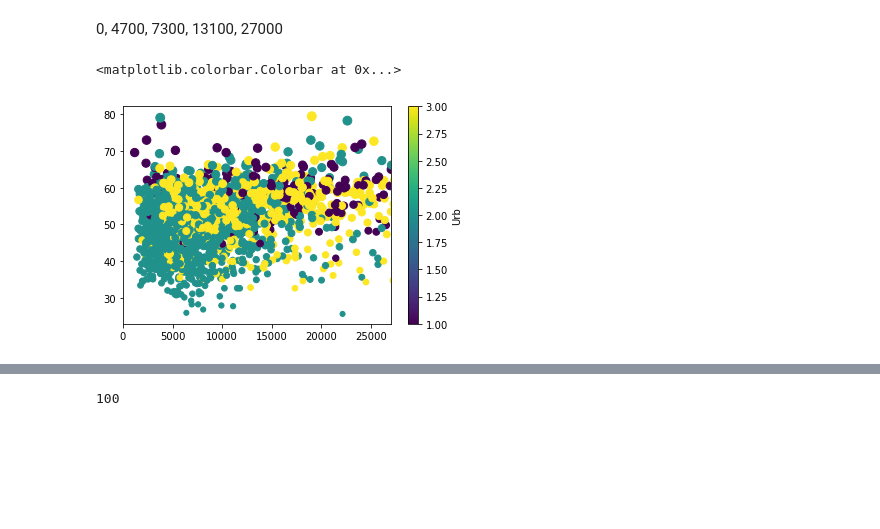
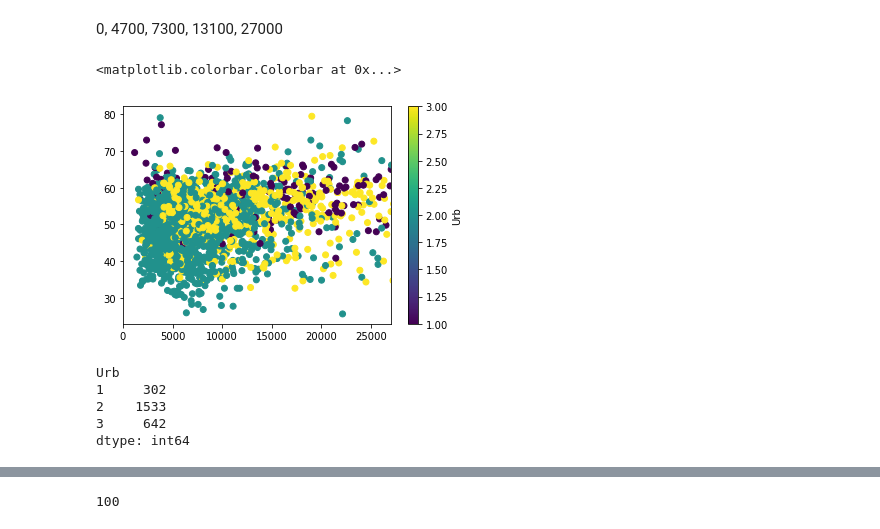
Before and after one commit to bahadurvikram/EC2024, a Jupyter notebook: Untitled-1.ipynb, the cells around one changed output, grey strips where cells are left out. Drawn from its saved outputs; the diff is of its cells as text; code cells hidden in the pictures; blank space fills up the shorter version.

```diff
--- a/Untitled-1.ipynb
+++ b/Untitled-1.ipynb
@@ -103,11 +107,11 @@ dtype: int64
 # %% [markdown]
 0, 4700, 7300, 13100, 27000
 # %%
-plt.scatter(covid_df[['population_total']], covid_df[['percent_vaccinated']], covid_df[['percent_vaccinated']], c=covid_df['Urb'], cmap='viridis')
+plt.scatter(covid_df[['population_total']], covid_df[['percent_vaccinated']], c=covid_df['Urb'],  cmap='viridis')
 
 plt.xlim(0, 27000)
 
 plt.colorbar(label='Urb')
 # %% [output]
 <matplotlib.colorbar.Colorbar at 0x...>
-[figure, old version]
+[figure, new version]
@@ -113,0 +120,8 @@ plt.colorbar(label='Urb')
+# %%
+grouped.size()
+# %% [output]
+Urb
+1     302
+2    1533
+3     642
+dtype: int64
```
Also changed, not shown: parts of 43 cells of this notebook.
